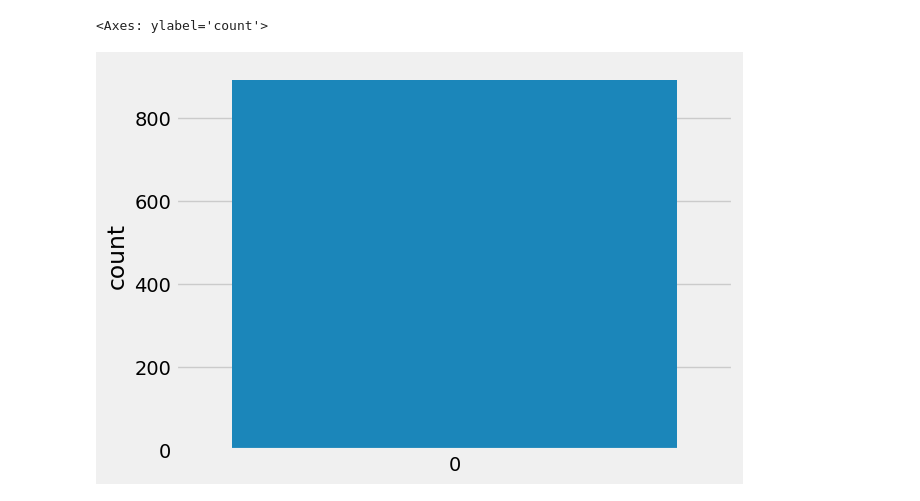
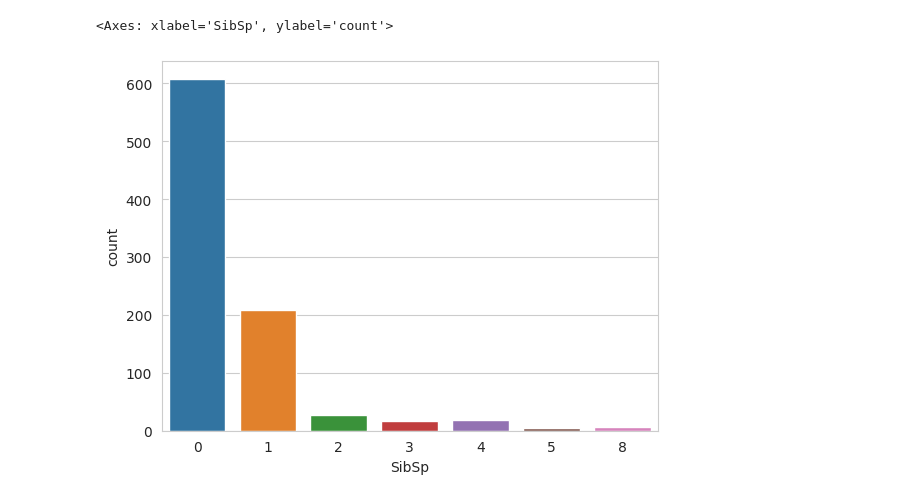
Before and after one commit to charana13/Titantic-Classification, a Jupyter notebook: Titanicsurvival.ipynb, the cells around one changed output. Saved outputs shown, nothing was run; the diff lists cells and outputs as text; code cells hidden in the pictures.

```diff
--- a/Titanicsurvival.ipynb
+++ b/Titanicsurvival.ipynb
@@ -10,8 +9,5 @@ warnings.filterwarnings('ignore')
 # %%
-train = pd.read_csv('/train.csv')
-test = pd.read_csv('/test.csv')
-
-# To know number of columns and rows
-train.shape
-# (891, 12)
+train = pd.read_csv('/content/train.csv')
+test=pd.read_csv('/content/test.csv')
+train.tail()
 # %% [output]
@@ -56 +40,4 @@ Embarked         2
 dtype: int64
+# %%
+sns.set_style('whitegrid')
+sns.countplot(x='Survived',data=train,palette='RdBu_r')
@@ -56,0 +47,3 @@ dtype: int64
+# %%
+sns.set_style('whitegrid')
+sns.countplot(x='Survived',hue='Sex',data=train,palette='RdBu_r')
@@ -56,0 +53,3 @@ dtype: int64
+# %%
+sns.set_style('whitegrid')
+sns.countplot(x='Survived',hue='Pclass',data=train,palette='rainbow')
@@ -57,5 +64,5 @@ dtype: int64
 # %%
-sns.countplot(train['Survived'])
+sns.countplot(x='SibSp',data=train)
 # %% [output]
-<Axes: ylabel='count'>
+<Axes: xlabel='SibSp', ylabel='count'>
-[figure, old version]
+[figure, new version]
```
Also changed, not shown: parts of 21 cells of this notebook.
